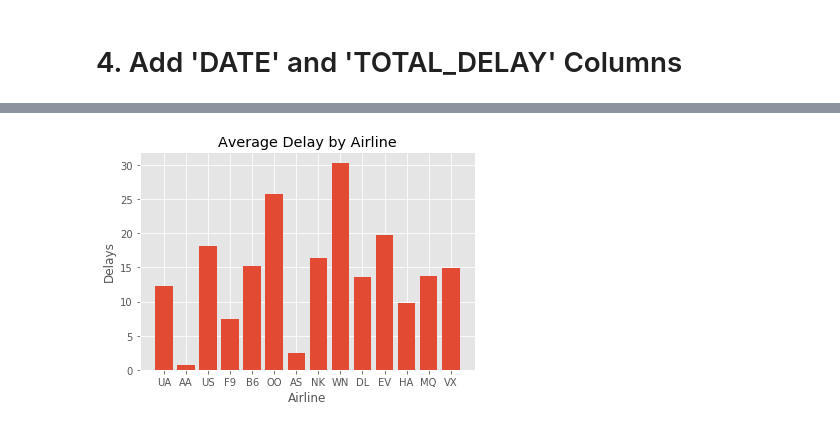
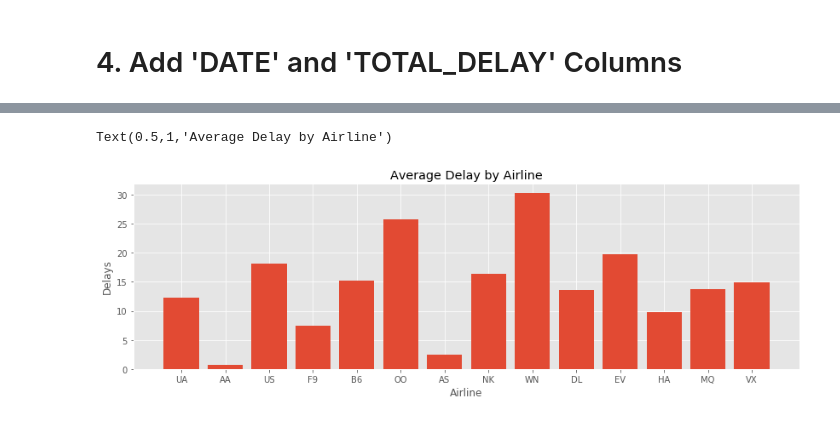
Before and after one commit to VandyHacks/datascience-beginners, a Jupyter notebook: Tutorial.ipynb, the cells around one changed output, grey strips where cells are left out. Saved outputs shown, nothing was run; the diff lists cells and outputs as text; code cells hidden in the pictures.

```diff
--- a/Tutorial.ipynb
+++ b/Tutorial.ipynb
@@ -43,0 +37,6 @@ Dimensions: 5819079 rows, 31 cols
+# %%
+flights = pd.read_csv('https://s3.amazonaws.com/vandyhacks/datascience/flights/flights.csv') # Load the csv from our s3 bucket
+# This might take a while since the file is about 500mb big
+
+print("Dimensions: {r} rows, {c} cols".format(r=flights.shape[0], c=flights.shape[1]))
+flights.head()
@@ -43,0 +54,3 @@ Dimensions: 5819079 rows, 31 cols
+# %%
+airlines = pd.read_csv('https://s3.amazonaws.com/vandyhacks/datascience/flights/airlines.csv')
+airlines.head()
@@ -74,8 +102,11 @@ Dimensions: 5819079 rows, 25 cols
 # %%
-flights['DATE'] = flights['MONTH'].astype(str) + '/' + flights['DAY'].astype(str) + '/' + flights['YEAR'].astype(str)
-flights['TOTAL_DELAY'] = flights['DEPARTURE_DELAY'].astype(float) + flights['ARRIVAL_DELAY'].astype(float)
+flights['DATE'] = pd.to_datetime(flights[['MONTH', 'DAY','YEAR']]) # We use a special case of to_datetime(): assemble the datetime by inferring from a DataFrame subset
+
+flights['TOTAL_DELAY'] = flights['DEPARTURE_DELAY'].astype(float) + flights['ARRIVAL_DELAY'].astype(float) # Get total delay of flights
+
 avg_delay_date = pd.DataFrame(flights.groupby('DATE').mean(), columns=['DEPARTURE_DELAY', 'ARRIVAL_DELAY', 'TOTAL_DELAY']) #average delay per day
-display(avg_delay_date.sort_values(by='TOTAL_DELAY'))
+
+avg_delay_date.sort_values(by='TOTAL_DELAY', ascending=False).head(10) # Show dates with highest average total delay
 # %% [output]
 |  | DEPARTURE_DELAY | ARRIVAL_DELAY | TOTAL_DELAY |
 | DATE |  |  |  |
@@ -99,8 +133,6 @@ display(avg_delay_date.sort_values(by='TOTAL_DELAY'))
 # %%
-airlines = pd.read_csv('./airlines.csv')
 avg_delay_airline = pd.DataFrame(flights.groupby('AIRLINE').mean(), columns=['DEPARTURE_DELAY', 'ARRIVAL_DELAY', 'TOTAL_DELAY']) #average delay per airline
-
-display(avg_delay_airline.sort_values(by=['TOTAL_DELAY']))
+avg_delay_airline.sort_values(by=['TOTAL_DELAY'], ascending=False).head(10)
 # %% [output]
 |  | DEPARTURE_DELAY | ARRIVAL_DELAY | TOTAL_DELAY |
 | AIRLINE |  |  |  |
@@ -134,11 +164,12 @@ plt.show()
 # %%
 bins = np.arange(airlines.shape[0])
 
+plt.figure(figsize=(14,4))
 plt.bar(bins, avg_delay_airline['TOTAL_DELAY'].values)
 plt.xlabel('Airline')
 plt.xticks(bins, airlines['IATA_CODE'])
 plt.ylabel('Delays')
 plt.title('Average Delay by Airline')
-plt.show()
 # %% [output]
+Text(0.5,1,'Average Delay by Airline')
-[figure, old version]
+[figure, new version]
```
Also changed, not shown: parts of 25 cells of this notebook.
